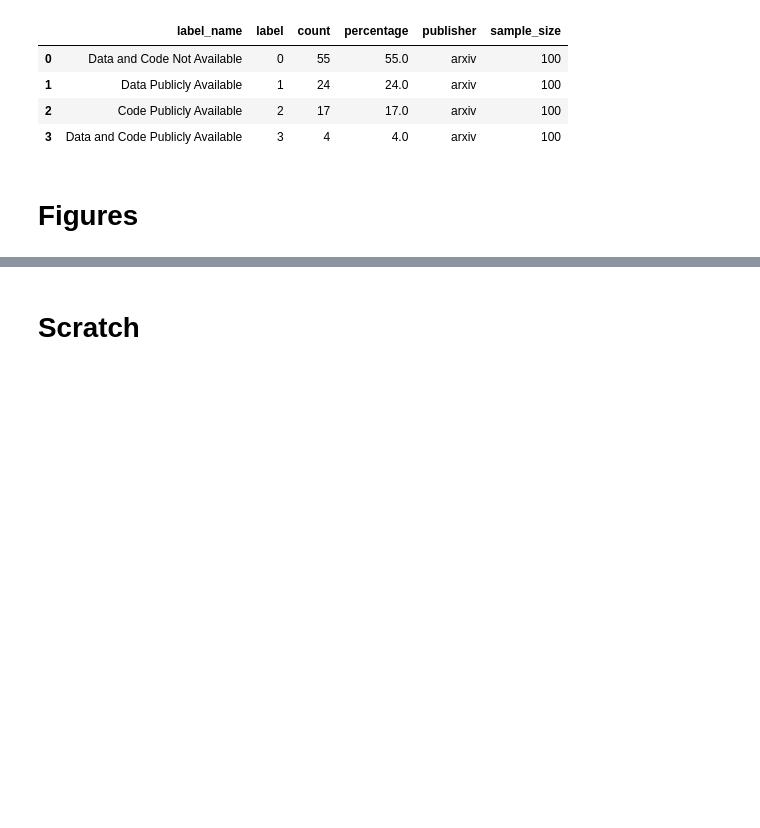
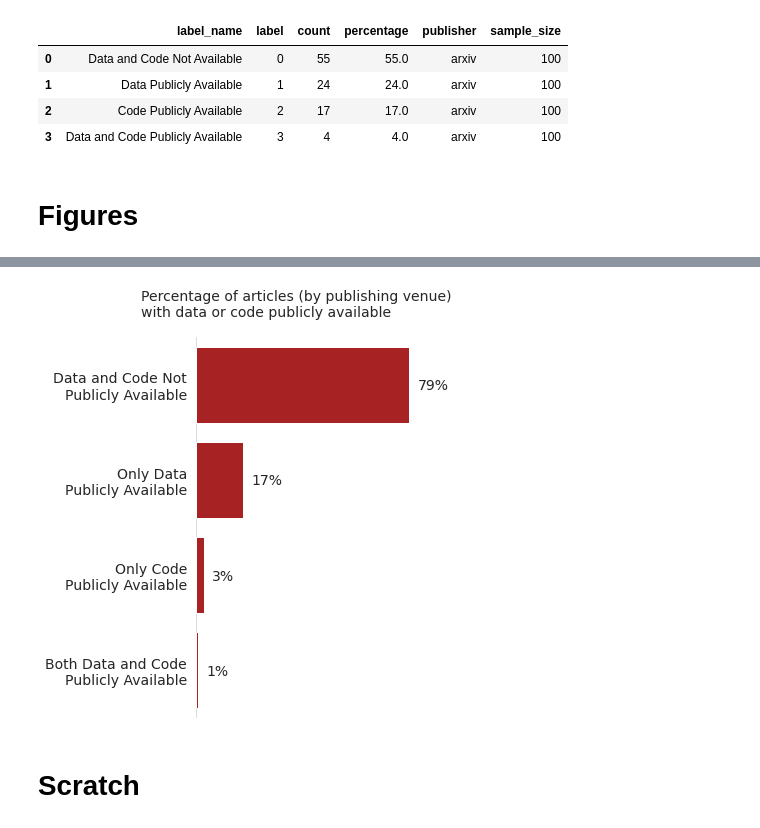
Before and after one commit to tvhahn/arxiv-code-search, a Jupyter notebook: notebooks/scratch/summarize_labelled_csv.ipynb, the cells around one changed output, grey strips where cells are left out. Cells and saved outputs as stored; diff of their text form; code cells hidden in the pictures; blank space fills up the shorter version.

```diff
--- a/notebooks/scratch/summarize_labelled_csv.ipynb
+++ b/notebooks/scratch/summarize_labelled_csv.ipynb
@@ -212,3 +231,47 @@ sns.despine(left=True, bottom=True)
+# %%
+def plot_individual_venue(df, publisher_name="PHM Conf."):
+    df = df[df["publisher"] == publisher_name]
+
+    title = "Percentage of articles (by publishing venue)\nwith data or code publicly available"
+
+    fig, ax = plt.subplots(nrows=1, ncols=1, figsize=(4,7),)
+
+    sns.set(style="whitegrid", font="DejaVu Sans")
+    pal = sns.color_palette('Greys_r')
+    font_size = 14
+
+    ax = sns.barplot(x="percentage", y="label_name", data=df, color='#bd0c0c',)
+
+    for p in ax.patches:
+        # help from https://stackoverflow.com/a/56780852/9214620
+        space = df["percentage"].max()*0.04
+        _x = p.get_x() + p.get_width() + float(space)
+        _y = p.get_y() + p.get_height() / 1.93
+        value = p.get_width()
+
+        ax.text(_x, _y, f"{int(np.round(value))}%", ha="left", va="center", weight="normal", size=font_size,)
+
+    ax.spines["bottom"].set_visible(True)
+    ax.set_ylabel("")
+    ax.set_xlabel("")
+    ax.grid(alpha=0.7, linewidth=1, axis="x")
+    ax.set_xticks([0])
+    ax.set_xticklabels([])
+    #     ax.text(-0.4, 1.06, title,
+    #     verticalalignment='top', horizontalalignment='left',
+    #     transform=ax.transAxes,
+    #     color='black', fontsize=12)
+
+    ax.set_title(title, fontsize=font_size, loc='left', pad=20, x=-0.25)
+    ax.tick_params(axis='y', labelsize=font_size)
+    plt.subplots_adjust(wspace=0.3)
+    sns.despine(left=True, bottom=True)
+    plt.savefig('article_percentage.pdf',dpi=300,bbox_inches = "tight")
+    plt.show()
+# %%
+plot_individual_venue(df_all, publisher_name="PHM Conf.")
+# %% [output]
+[figure, added]
 # %% [markdown]
 # Scratch
 # %%
```
Also changed, not shown: parts of 8 cells of this notebook, 8 other files.
